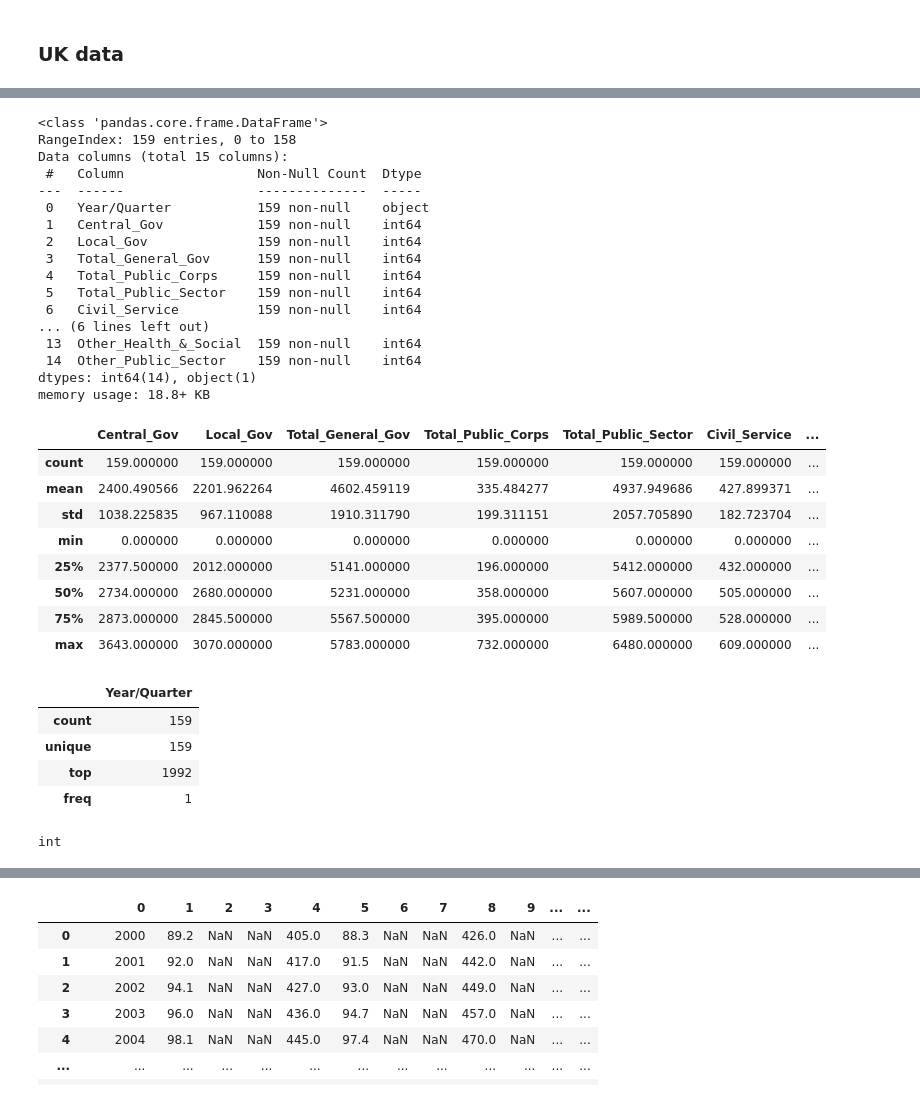
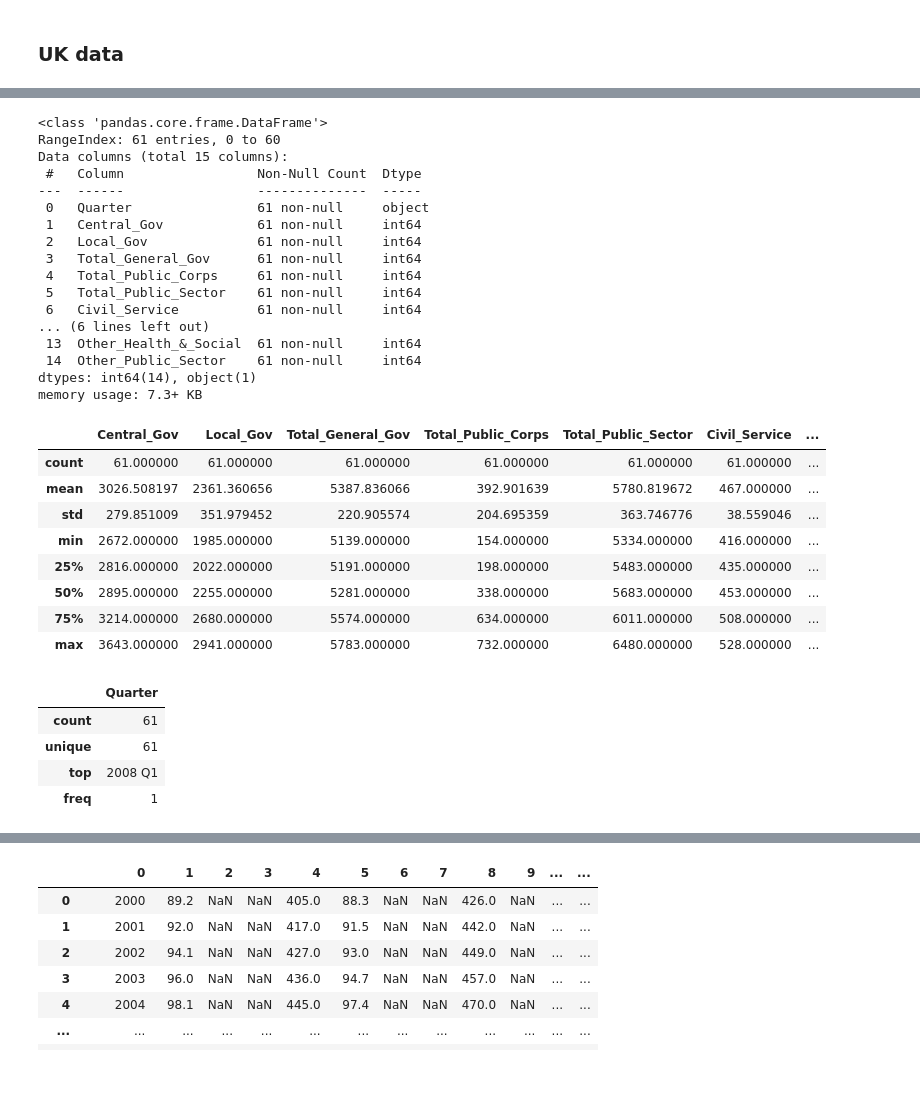
Before and after one commit to Carloselrecharlie/ML_assessment_repeat, a Jupyter notebook: sba22448_Integrated_CA-ML.ipynb, the cells around one changed output, grey strips where cells are left out. Drawn from its saved outputs; the diff is of its cells as text; code cells hidden in the pictures.

```diff
--- a/sba22448_Integrated_CA-ML.ipynb
+++ b/sba22448_Integrated_CA-ML.ipynb
@@ -343,5 +343,5 @@ plt.show()
 ukColumns=list(range(0, 7)) + list(range(13, 21))
 # %%
 # reading in file, only selected features
-dfUK = pd.read_csv('pse.csv',skiprows=7,usecols=ukColumns) # taking selected columns only
+dfUKemp = pd.read_csv('./data/pse.csv',skiprows=105,usecols=ukColumns) # taking selected columns only
 # %%
@@ -363,4 +363,4 @@ dfUK
 # %%
 # assingning names to columns
-dfUK.columns=['Year/Quarter','Central_Gov','Local_Gov','Total_General_Gov','Total_Public_Corps','Total_Public_Sector','Civil_Service','Construction', 'HM_Forces', 'Police', 'Public_Admin', 'Education', 'NHS', 'Other_Health_&_Social', 'Other_Public_Sector']
+dfUKemp.columns=['Quarter','Central_Gov','Local_Gov','Total_General_Gov','Total_Public_Corps','Total_Public_Sector','Civil_Service','Construction', 'HM_Forces', 'Police', 'Public_Admin', 'Education', 'NHS', 'Other_Health_&_Social', 'Other_Public_Sector']
 # %%
@@ -382,47 +382,43 @@ dfUK
 # %%
-dfUK.info()
+dfUKemp.info()
 # %% [output]
 <class 'pandas.core.frame.DataFrame'>
-RangeIndex: 159 entries, 0 to 158
+RangeIndex: 61 entries, 0 to 60
 Data columns (total 15 columns):
  #   Column                 Non-Null Count  Dtype
 ---  ------                 --------------  -----
- 0   Year/Quarter           159 non-null    object
- 1   Central_Gov            159 non-null    int64
- 2   Local_Gov              159 non-null    int64
- 3   Total_General_Gov      159 non-null    int64
- 4   Total_Public_Corps     159 non-null    int64
- 5   Total_Public_Sector    159 non-null    int64
- 6   Civil_Service          159 non-null    int64
+ 0   Quarter                61 non-null     object
+ 1   Central_Gov            61 non-null     int64
+ 2   Local_Gov              61 non-null     int64
+ 3   Total_General_Gov      61 non-null     int64
+ 4   Total_Public_Corps     61 non-null     int64
+ 5   Total_Public_Sector    61 non-null     int64
+ 6   Civil_Service          61 non-null     int64
 ... (6 lines left out)
- 13  Other_Health_&_Social  159 non-null    int64
- 14  Other_Public_Sector    159 non-null    int64
+ 13  Other_Health_&_Social  61 non-null     int64
+ 14  Other_Public_Sector    61 non-null     int64
 dtypes: int64(14), object(1)
-memory usage: 18.8+ KB
+memory usage: 7.3+ KB
 # %%
-dfUK.describe()
+dfUKemp.describe()
 # %% [output]
 |  | Central_Gov | Local_Gov | Total_General_Gov | Total_Public_Corps | Total_Public_Sector | Civil_Service | ... |
-| count | 159.000000 | 159.000000 | 159.000000 | 159.000000 | 159.000000 | 159.000000 | ... |
-| mean | 2400.490566 | 2201.962264 | 4602.459119 | 335.484277 | 4937.949686 | 427.899371 | ... |
-| std | 1038.225835 | 967.110088 | 1910.311790 | 199.311151 | 2057.705890 | 182.723704 | ... |
-| min | 0.000000 | 0.000000 | 0.000000 | 0.000000 | 0.000000 | 0.000000 | ... |
-| 25% | 2377.500000 | 2012.000000 | 5141.000000 | 196.000000 | 5412.000000 | 432.000000 | ... |
-| 50% | 2734.000000 | 2680.000000 | 5231.000000 | 358.000000 | 5607.000000 | 505.000000 | ... |
-| 75% | 2873.000000 | 2845.500000 | 5567.500000 | 395.000000 | 5989.500000 | 528.000000 | ... |
-| max | 3643.000000 | 3070.000000 | 5783.000000 | 732.000000 | 6480.000000 | 609.000000 | ... |
+| count | 61.000000 | 61.000000 | 61.000000 | 61.000000 | 61.000000 | 61.000000 | ... |
+| mean | 3026.508197 | 2361.360656 | 5387.836066 | 392.901639 | 5780.819672 | 467.000000 | ... |
+| std | 279.851009 | 351.979452 | 220.905574 | 204.695359 | 363.746776 | 38.559046 | ... |
+| min | 2672.000000 | 1985.000000 | 5139.000000 | 154.000000 | 5334.000000 | 416.000000 | ... |
+| 25% | 2816.000000 | 2022.000000 | 5191.000000 | 198.000000 | 5483.000000 | 435.000000 | ... |
+| 50% | 2895.000000 | 2255.000000 | 5281.000000 | 338.000000 | 5683.000000 | 453.000000 | ... |
+| 75% | 3214.000000 | 2680.000000 | 5574.000000 | 634.000000 | 6011.000000 | 508.000000 | ... |
+| max | 3643.000000 | 2941.000000 | 5783.000000 | 732.000000 | 6480.000000 | 528.000000 | ... |
 # %%
-dfUK.describe(include=object)
+dfUKemp.describe(include=object)
 # %% [output]
-|  | Year/Quarter |
-| count | 159 |
-| unique | 159 |
-| top | 1992 |
+|  | Quarter |
+| count | 61 |
+| unique | 61 |
+| top | 2008 Q1 |
 | freq | 1 |
 # %%
 from datetime import datetime
-# %%
-type(pd.to_datetime('1992', format='%Y').year)
-# %% [output]
-int
 # %%
```
Also changed, not shown: parts of 43 cells of this notebook, 4 other files.
